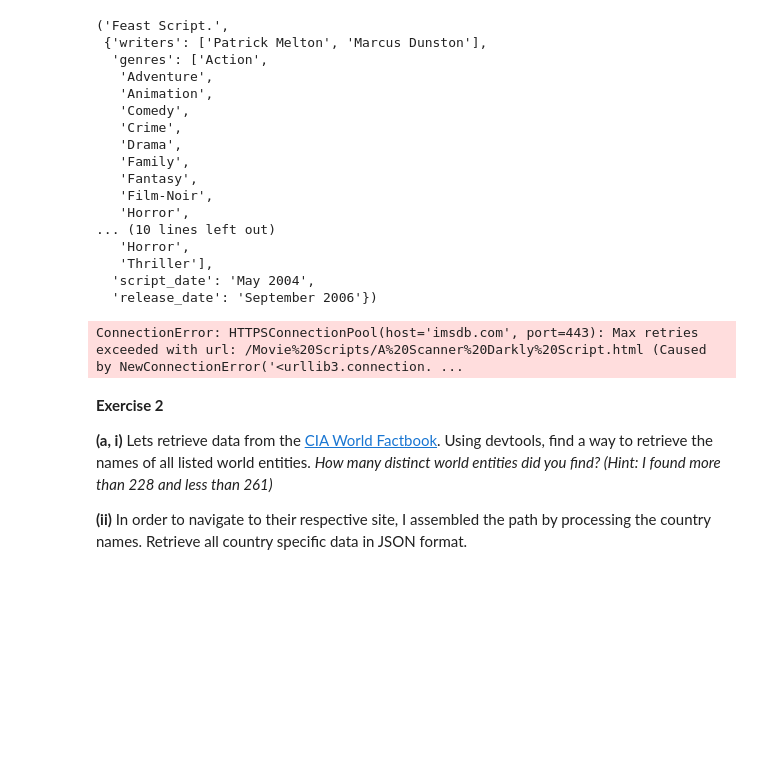
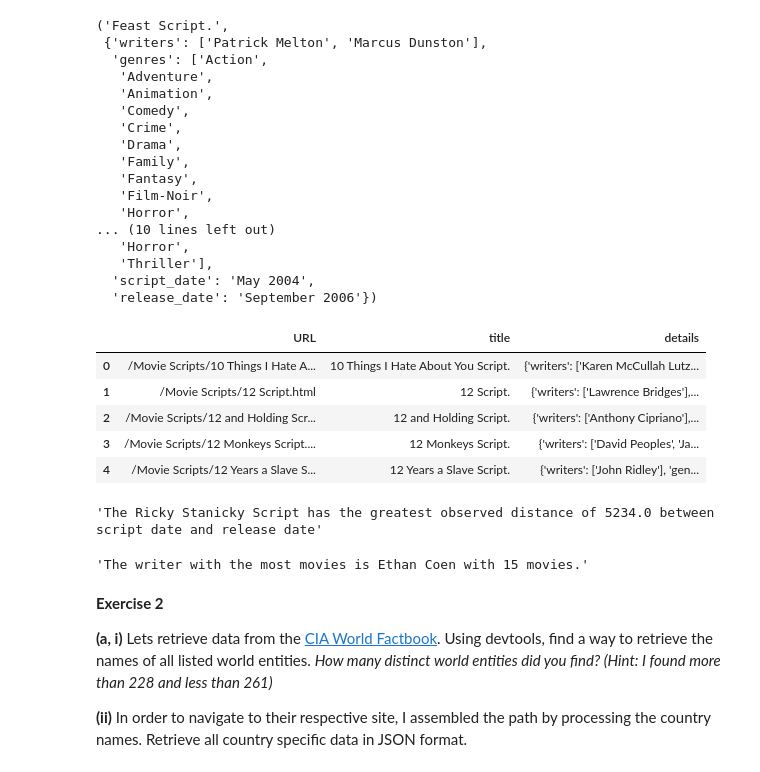
Before and after one commit to random-logic/sta141b-hw, a Jupyter notebook: 04-homework.ipynb, the cells around one changed output. Cells and saved outputs as stored; diff of their text form; code cells hidden in the pictures; blank space fills up the shorter version.

```diff
--- a/04-homework.ipynb
+++ b/04-homework.ipynb
@@ -106,8 +119,6 @@ def get_movie_details(endpoint):
   release_date_tag = soup.find('b', string='Movie Release Date')
   release_date = release_date_tag.find_next(string=True).find_next(string=True).strip()[2:] if release_date_tag else None
 
-  sleep(0.25)
-
   return title, {
     'writers': writers,
     'genres': genres,
@@ -135,8 +146,19 @@ get_movie_details("/Movie Scripts/Feast Script.html")
   'script_date': 'May 2004',
   'release_date': 'September 2006'})
 # %%
-df[['title', 'details']] = df['URL'].map(get_movie_details).apply(pd.Series)
+with ThreadPoolExecutor() as executor:
+    results = list(executor.map(get_movie_details, df['URL']))
+
+# Convert results into a DataFrame
+df[['title', 'details']] = pd.DataFrame(results, index=df.index)
-# %% [output]
-ConnectionError: HTTPSConnectionPool(host='imsdb.com', port=443): Max retries exceeded with url: /Movie%20Scripts/A%20Scanner%20Darkly%20Script.html (Caused by NewConnectionError('<urllib3.connection. ...
 # %%
 df.to_csv("movies.csv", index=False)
+# %%
+df.head()
+# %% [output]
+|  | URL | title | details |
+| 0 | /Movie Scripts/10 Things I Hate A... | 10 Things I Hate About You Script. | {'writers': ['Karen McCullah Lutz... |
+| 1 | /Movie Scripts/12 Script.html | 12 Script. | {'writers': ['Lawrence Bridges'],... |
+| 2 | /Movie Scripts/12 and Holding Scr... | 12 and Holding Script. | {'writers': ['Anthony Cipriano'],... |
+| 3 | /Movie Scripts/12 Monkeys Script.... | 12 Monkeys Script. | {'writers': ['David Peoples', 'Ja... |
+| 4 | /Movie Scripts/12 Years a Slave S... | 12 Years a Slave Script. | {'writers': ['John Ridley'], 'gen... |
@@ -142,0 +180,4 @@ df.to_csv("movies.csv", index=False)
+# %%
+f'The {max_diff_row['title'][:-1]} has the greatest observed distance of {max_diff_row['date_diff']} between script date and release date'
+# %% [output]
+'The Ricky Stanicky Script has the greatest observed distance of 5234.0 between script date and release date'
@@ -143,3 +199,7 @@ df.to_csv("movies.csv", index=False)
+# %%
+f"The writer with the most movies is {most_common_writer} with {most_movies} movies."
+# %% [output]
+'The writer with the most movies is Ethan Coen with 15 movies.'
 # %% [markdown]
 __Exercise 2__
 
```
Also changed, not shown: parts of 8 cells of this notebook, 1 other file.
